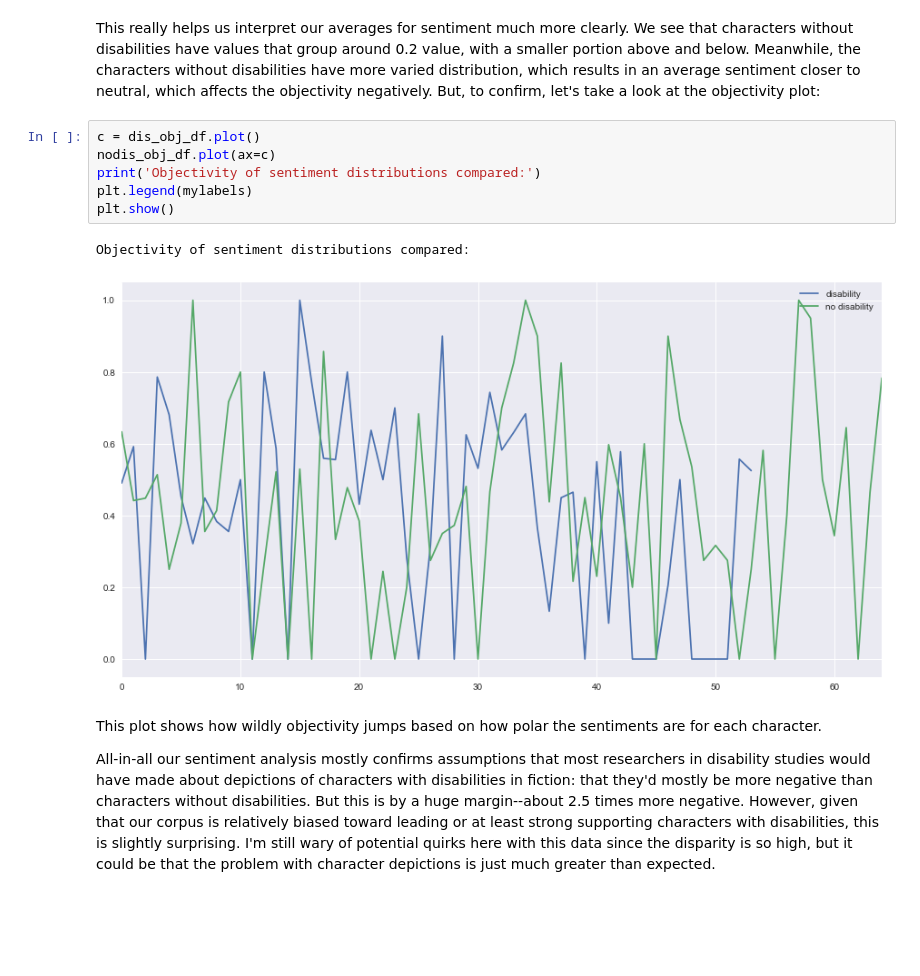
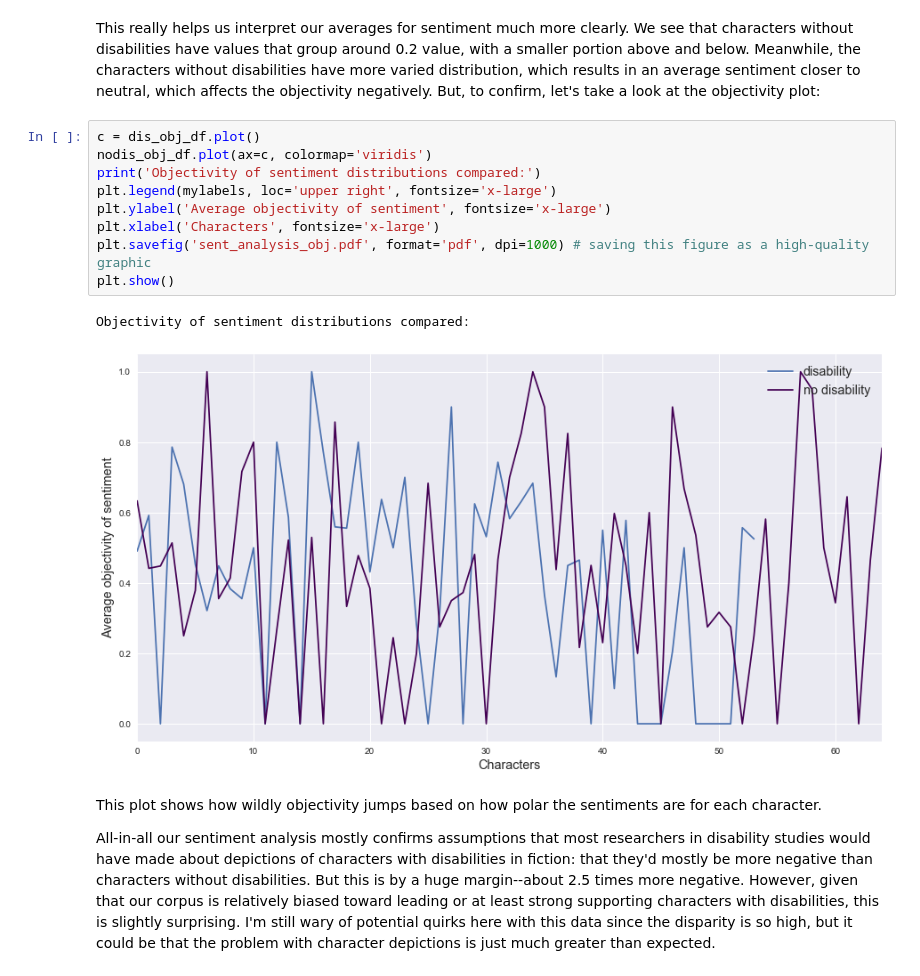
Before and after one commit to rdubnic2/lis590dsh, a Jupyter notebook: LIS 590DSH Final Project/final-submitted/Dubnicek_lis590dsh_disability-chars.ipynb, the cells around one changed output. Drawn from its saved outputs; the diff is of its cells as text; blank space fills up the shorter version.

```diff
--- a/LIS 590DSH Final Project/final-submitted/Dubnicek_lis590dsh_disability-chars.ipynb
+++ b/LIS 590DSH Final Project/final-submitted/Dubnicek_lis590dsh_disability-chars.ipynb
@@ -1097,13 +1100,16 @@ Sentiment distributions compared:
 This really helps us interpret our averages for sentiment much more clearly. We see that characters without disabilities have values that group around 0.2 value, with a smaller portion above and below. Meanwhile, the characters without disabilities have more varied distribution, which results in an average sentiment closer to neutral, which affects the objectivity negatively. But, to confirm, let's take a look at the objectivity plot:
 # %%
 c = dis_obj_df.plot()
-nodis_obj_df.plot(ax=c)
+nodis_obj_df.plot(ax=c, colormap='viridis')
 print('Objectivity of sentiment distributions compared:')
-plt.legend(mylabels)
+plt.legend(mylabels, loc='upper right', fontsize='x-large')
+plt.ylabel('Average objectivity of sentiment', fontsize='x-large')
+plt.xlabel('Characters', fontsize='x-large')
+plt.savefig('sent_analysis_obj.pdf', format='pdf', dpi=1000) # saving this figure as a high-quality graphic
 plt.show()
 # %% [output]
 Objectivity of sentiment distributions compared:
-[figure, old version]
+[figure, new version]
 # %% [markdown]
 This plot shows how wildly objectivity jumps based on how polar the sentiments are for each character.
 
```
Also changed, not shown: parts of 14 cells of this notebook.
